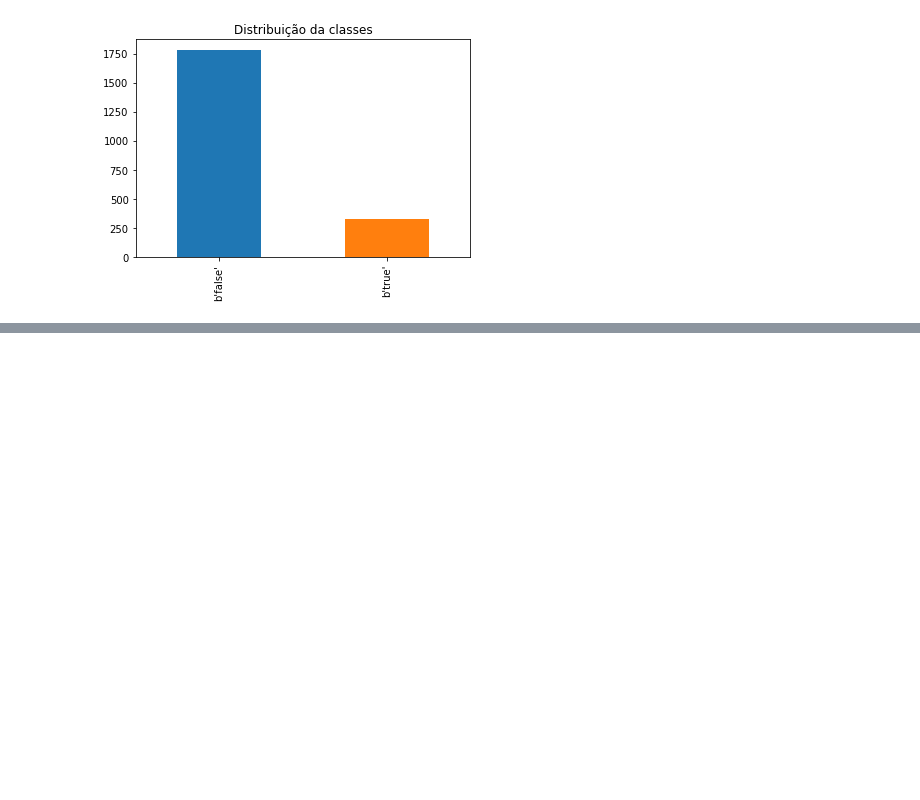
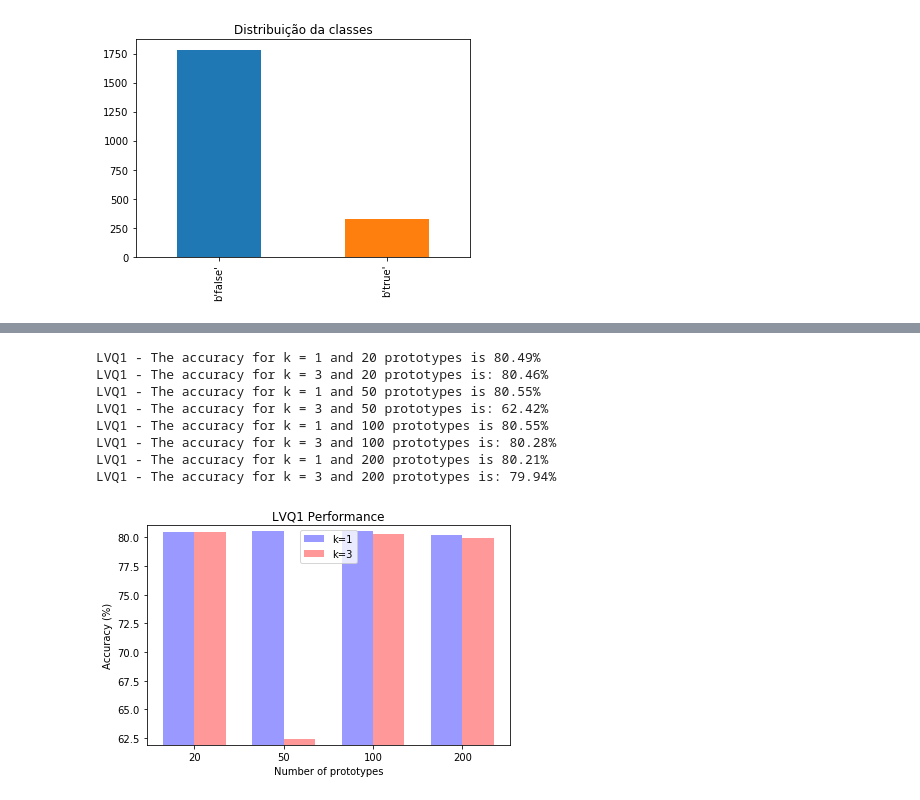
Before and after one commit to irbp/IF699-Machine-Learning, a Jupyter notebook: List 2/q1.ipynb, the cells around one changed output, grey strips where cells are left out. Drawn from its saved outputs; the diff is of its cells as text; code cells hidden in the pictures; blank space fills up the shorter version.

```diff
--- a/List 2/q1.ipynb
+++ b/List 2/q1.ipynb
@@ -110,5 +111,0 @@ df_norm.head()
-# %%
-x_train = np.asarray(prototypes)[:,:-1]
-y_train = np.asarray(prototypes)[:,-1]
-x_test = np.asarray(data)[:,:-1]
-y_test = np.asarray(data)[:,-1]
@@ -140,5 +111,0 @@ df_norm.head()
-# %%
-x_train = np.asarray(prototypes)[:,:-1]
-y_train = np.asarray(prototypes)[:,-1]
-x_test = np.asarray(data)[:,:-1]
-y_test = np.asarray(data)[:,-1]
@@ -170,5 +111,0 @@ df_norm.head()
-# %%
-x_train = np.asarray(prototypes)[:,:-1]
-y_train = np.asarray(prototypes)[:,-1]
-x_test = np.asarray(data)[:,:-1]
-y_test = np.asarray(data)[:,-1]
@@ -188,0 +112,63 @@ print(((predicts == y_test).sum()/len(predicts))*100)
+# %%
+n_prototypes = [20, 50, 100, 200]
+acc_1_k1 = []
+acc_1_k3 = []
+
+for n_prot in n_prototypes:
+    prototypes_1 = lvq_1(train_1, n_prot, 0.3)
+
+    x_train = np.asarray(prototypes_1)[:,:-1]
+    y_train = np.asarray(prototypes_1)[:,-1]
+    x_test = np.asarray(test_1[:,:-1])
+    y_test = np.asarray(test_1)[:,-1]
+
+    knn = KNeighborsClassifier(n_neighbors=1, n_jobs=4)
+    knn.fit(x_train, y_train)
+    predicts = knn.predict(x_test)
+    acc = ((predicts == y_test).sum()/len(predicts))*100
+    print("LVQ1 - The accuracy for k = 1 and {:d} prototypes is {:.2f}%".format(n_prot, acc))
+    acc_1_k1.append(acc)
+
+    knn = KNeighborsClassifier(n_neighbors=3, n_jobs=4)
+    knn.fit(x_train, y_train)
+    predicts = knn.predict(x_test)
+    acc = ((predicts == y_test).sum()/len(predicts))*100
+    print("LVQ1 - The accuracy for k = 3 and {:d} prototypes is: {:.2f}%".format(n_prot, acc))
+    acc_1_k3.append(acc)
+
+fig1, ax1 = plt.subplots()
+
+index = np.arange(len(n_prototypes))
+bar_width = 0.35
+opacity = 0.4
+
+rects1 = ax1.bar(index, acc_1_k1, bar_width,
+                alpha=opacity, color='b',
+                label='k=1')
+
+rects2 = ax1.bar(index + bar_width, acc_1_k3,
+                bar_width, color='r',
+                alpha=opacity, label='k=3')
+
+max_y = max(max(acc_1_k1, acc_1_k3))
+min_y = min(min(acc_1_k1, acc_1_k3))
+ax1.set_ylim([min_y-0.5, max_y+0.5])
+ax1.set_xlabel('Number of prototypes')
+ax1.set_ylabel('Accuracy (%)')
+ax1.set_title('LVQ1 Performance')
+ax1.set_xticks(index + bar_width / 2)
+ax1.set_xticklabels(('20', '50', '100', '200'))
+ax1.legend()
+
+fig1.tight_layout()
+plt.show()
+# %% [output]
+LVQ1 - The accuracy for k = 1 and 20 prototypes is 80.49%
+LVQ1 - The accuracy for k = 3 and 20 prototypes is: 80.46%
+LVQ1 - The accuracy for k = 1 and 50 prototypes is 80.55%
+LVQ1 - The accuracy for k = 3 and 50 prototypes is: 62.42%
+LVQ1 - The accuracy for k = 1 and 100 prototypes is 80.55%
+LVQ1 - The accuracy for k = 3 and 100 prototypes is: 80.28%
+LVQ1 - The accuracy for k = 1 and 200 prototypes is 80.21%
+LVQ1 - The accuracy for k = 3 and 200 prototypes is: 79.94%
+[figure, added]
```
Also changed, not shown: parts of 21 cells of this notebook.
